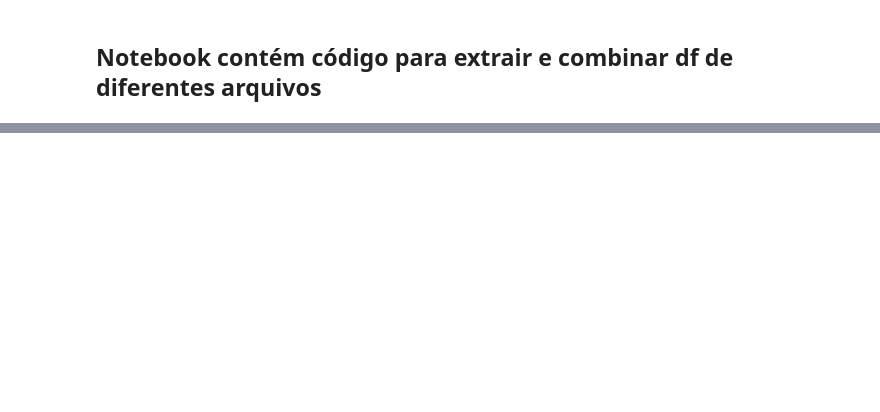
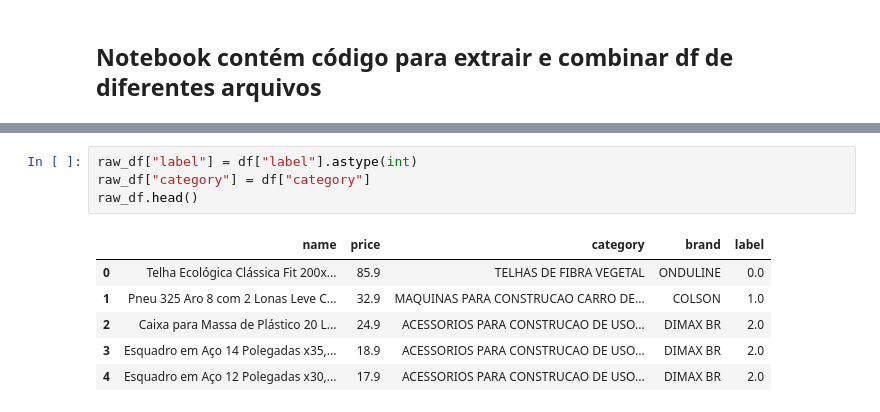
Before and after one commit to olile11/Machin-Leaning-Path, a Jupyter notebook: src/prepare_df.ipynb, the cells around one changed output, grey strips where cells are left out. Saved outputs shown, nothing was run; the diff lists cells and outputs as text; blank space fills up the shorter version.

```diff
--- a/src/prepare_df.ipynb
+++ b/src/prepare_df.ipynb
@@ -36,0 +87,11 @@ df.shape
+# %%
+raw_df["label"] = df["label"].astype(int)
+raw_df["category"] = df["category"]
+raw_df.head()
+# %% [output]
+|  | name | price | category | brand | label |
+| 0 | Telha Ecológica Clássica Fit 200x... | 85.9 | TELHAS DE FIBRA VEGETAL | ONDULINE | 0.0 |
+| 1 | Pneu 325 Aro 8 com 2 Lonas Leve C... | 32.9 | MAQUINAS PARA CONSTRUCAO CARRO DE... | COLSON | 1.0 |
+| 2 | Caixa para Massa de Plástico 20 L... | 24.9 | ACESSORIOS PARA CONSTRUCAO DE USO... | DIMAX BR | 2.0 |
+| 3 | Esquadro em Aço 14 Polegadas x35,... | 18.9 | ACESSORIOS PARA CONSTRUCAO DE USO... | DIMAX BR | 2.0 |
+| 4 | Esquadro em Aço 12 Polegadas x30,... | 17.9 | ACESSORIOS PARA CONSTRUCAO DE USO... | DIMAX BR | 2.0 |
```
Also changed, not shown: parts of 8 cells of this notebook.
